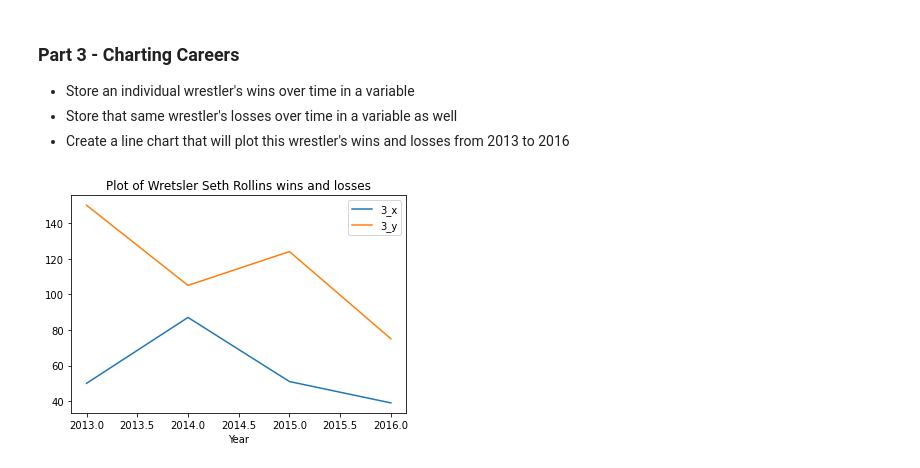
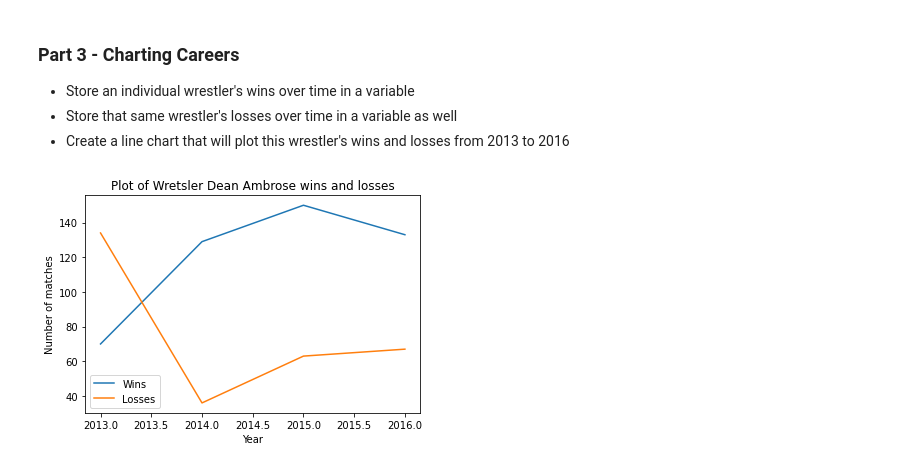
Before and after one commit to mmarange/matplotlib_challenge, a Jupyter notebook: 02-Mini Project/03-Stu_WinnerWrestling-Part3/Unsolved/winning_wrestlers.ipynb, the cells around one changed output. Cells and saved outputs as stored; diff of their text form; code cells hidden in the pictures.

```diff
--- a/02-Mini Project/03-Stu_WinnerWrestling-Part3/Unsolved/winning_wrestlers.ipynb
+++ b/02-Mini Project/03-Stu_WinnerWrestling-Part3/Unsolved/winning_wrestlers.ipynb
@@ -183,7 +183,7 @@ wrestled_over_hundred.head()
 * Create a line chart that will plot this wrestler's wins and losses from 2013 to 2016
 # %%
 # Collect the user's input to search through our data frame
-wrestler = "Seth Rollins" #input('Type Name & Last Name of Wrestler: ')
+wrestler = "Dean Ambrose" #input('Type Name & Last Name of Wrestler: ')
 # %%
 # Create a series that looks for a wrestler by name and then traces their wins from 2013 to 2016
 columns = ["2013 Wins", "2014 Wins", "2015 Wins", "2016 Wins"]
@@ -196,16 +196,20 @@ wrestler_losses_record.index.names = ['Year']
 # %%
 # Create a list of the years that we will use as our x axis
 year = [2013, 2014, 2015, 2016]
 
 
 # Plot our line that will be used to track a wrestler's wins over the years
 combined_records = pd.merge(wrestler_win_record, wrestler_losses_record, how='outer', on='Year')
 # Plot our line that will be used to track a wrestler's losses over the years
 # Place a legend on the chart in what matplotlib believes to be the "best" location
 # Print our chart to the screen
 
 combined_records = combined_records.rename(columns={'1_x':'Wins', '1_y':'Losses'})
 combined_records.plot(title = f'Plot of Wretsler {wrestler} wins and losses')
-y_label = 'Number of matches'
+plt.ylabel('Number of matches')
+plt.legend(loc='best')
+
+
+plt.show()
 # %% [output]
-[figure, old version]
+[figure, new version]
```
Also changed, not shown: parts of 1 cell of this notebook, 4 other files.
